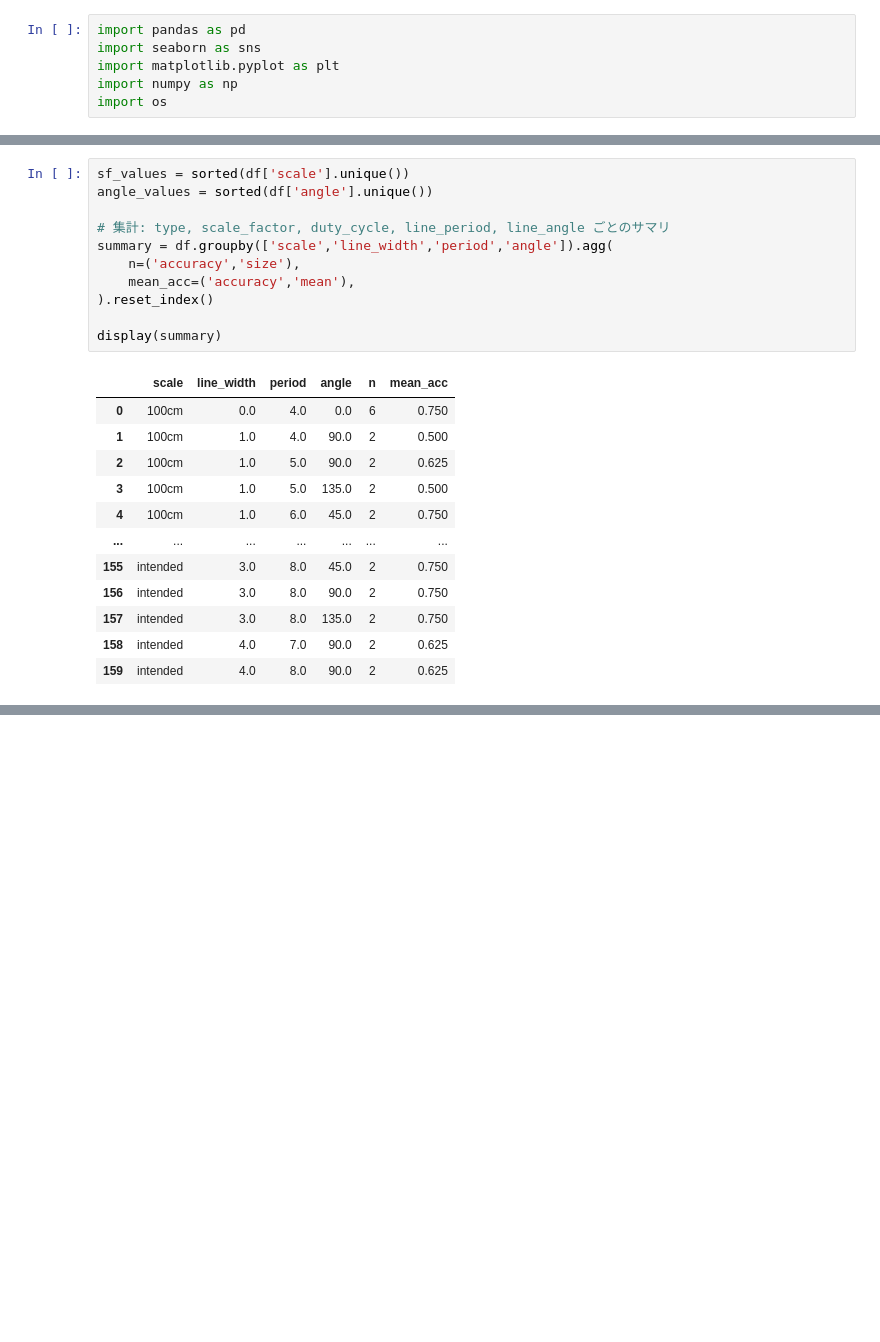
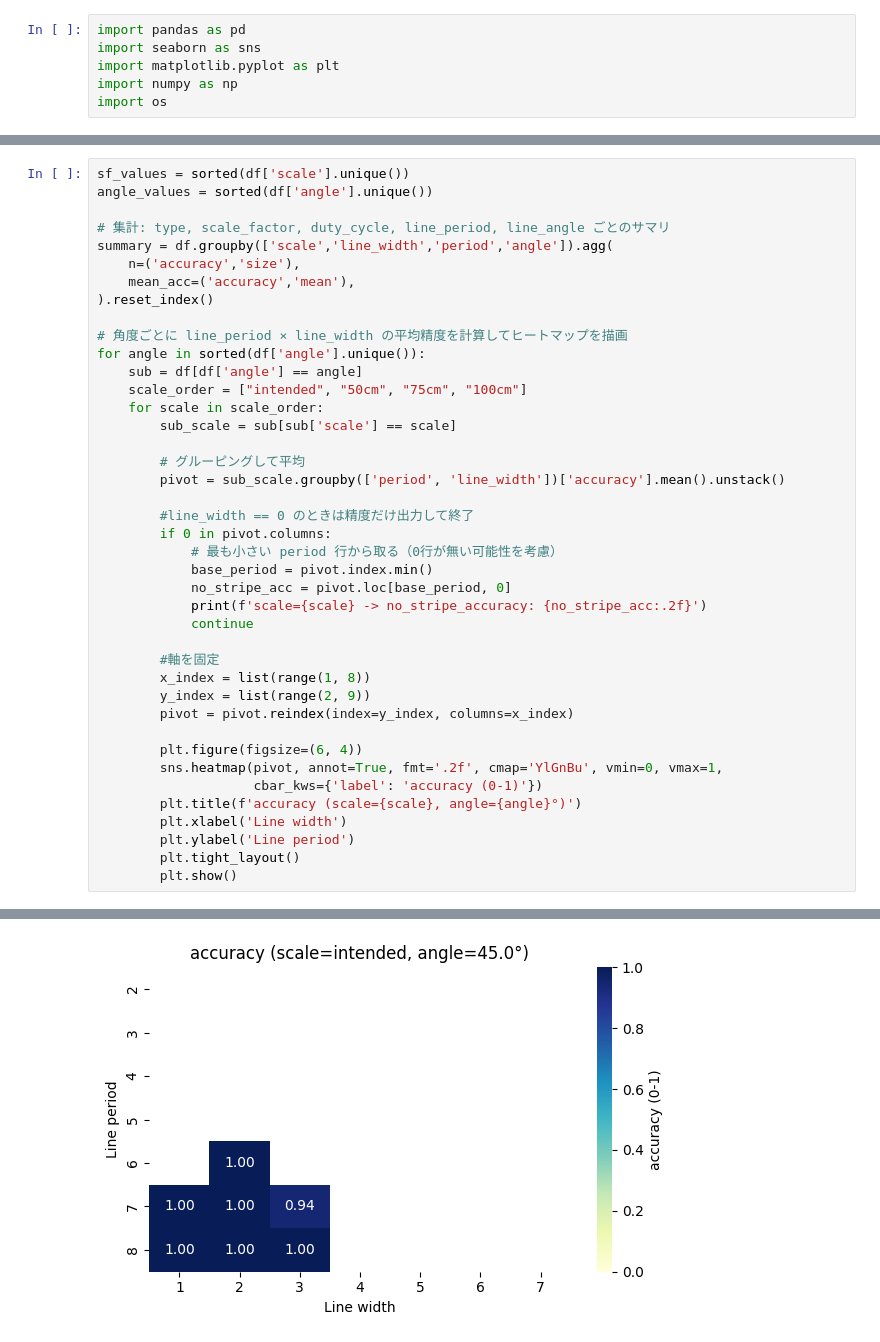
Before and after one commit to yamashitaryoya/Stripe_experiment, a Jupyter notebook: ex_1/analyze.ipynb, the cells around one changed output, grey strips where cells are left out. Cells and saved outputs as stored; diff of their text form; blank space fills up the shorter version.

```diff
--- a/ex_1/analyze.ipynb
+++ b/ex_1/analyze.ipynb
@@ -44,17 +44,35 @@ summary = df.groupby(['scale','line_width','period','angle']).agg(
     mean_acc=('accuracy','mean'),
 ).reset_index()
 
-display(summary)
+# 角度ごとに line_period × line_width の平均精度を計算してヒートマップを描画
+for angle in sorted(df['angle'].unique()):
+    sub = df[df['angle'] == angle]
+    scale_order = ["intended", "50cm", "75cm", "100cm"]
+    for scale in scale_order:
+        sub_scale = sub[sub['scale'] == scale]
+
+        # グルーピングして平均
+        pivot = sub_scale.groupby(['period', 'line_width'])['accuracy'].mean().unstack()
+
+        #line_width == 0 のときは精度だけ出力して終了
+        if 0 in pivot.columns:
+            # 最も小さい period 行から取る（0行が無い可能性を考慮）
+            base_period = pivot.index.min()
+            no_stripe_acc = pivot.loc[base_period, 0]
+            print(f'scale={scale} -> no_stripe_accuracy: {no_stripe_acc:.2f}')
+            continue
+
+        #軸を固定
+        x_index = list(range(1, 8))
+        y_index = list(range(2, 9))
+        pivot = pivot.reindex(index=y_index, columns=x_index)
+
+        plt.figure(figsize=(6, 4))
+        sns.heatmap(pivot, annot=True, fmt='.2f', cmap='YlGnBu', vmin=0, vmax=1,
+                    cbar_kws={'label': 'accuracy (0-1)'})
+        plt.title(f'accuracy (scale={scale}, angle={angle}°)')
+        plt.xlabel('Line width')
+        plt.ylabel('Line period')
+        plt.tight_layout()
+        plt.show()
 # %% [output]
-|  | scale | line_width | period | angle | n | mean_acc |
-| 0 | 100cm | 0.0 | 4.0 | 0.0 | 6 | 0.750 |
-| 1 | 100cm | 1.0 | 4.0 | 90.0 | 2 | 0.500 |
-| 2 | 100cm | 1.0 | 5.0 | 90.0 | 2 | 0.625 |
-| 3 | 100cm | 1.0 | 5.0 | 135.0 | 2 | 0.500 |
-| 4 | 100cm | 1.0 | 6.0 | 45.0 | 2 | 0.750 |
-| ... | ... | ... | ... | ... | ... | ... |
-| 155 | intended | 3.0 | 8.0 | 45.0 | 2 | 0.750 |
-| 156 | intended | 3.0 | 8.0 | 90.0 | 2 | 0.750 |
-| 157 | intended | 3.0 | 8.0 | 135.0 | 2 | 0.750 |
-| 158 | intended | 4.0 | 7.0 | 90.0 | 2 | 0.625 |
-| 159 | intended | 4.0 | 8.0 | 90.0 | 2 | 0.625 |
@@ -61,0 +83 @@ display(summary)
+[figure, added]
```
Also changed, not shown: parts of 4 cells of this notebook, 11 other files.
